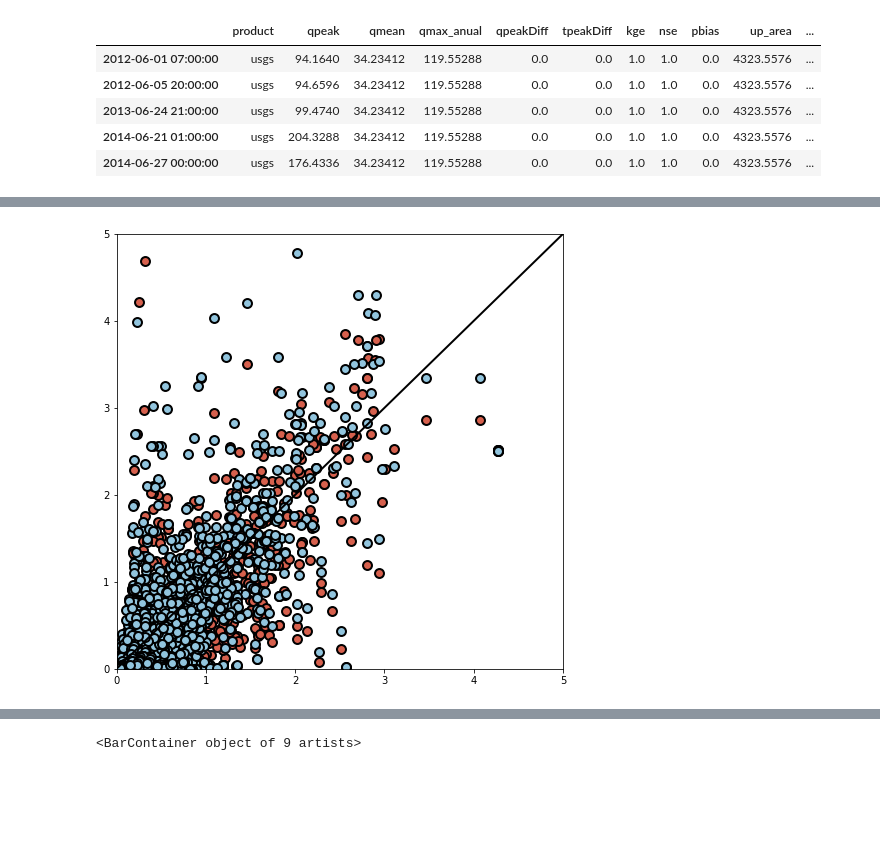
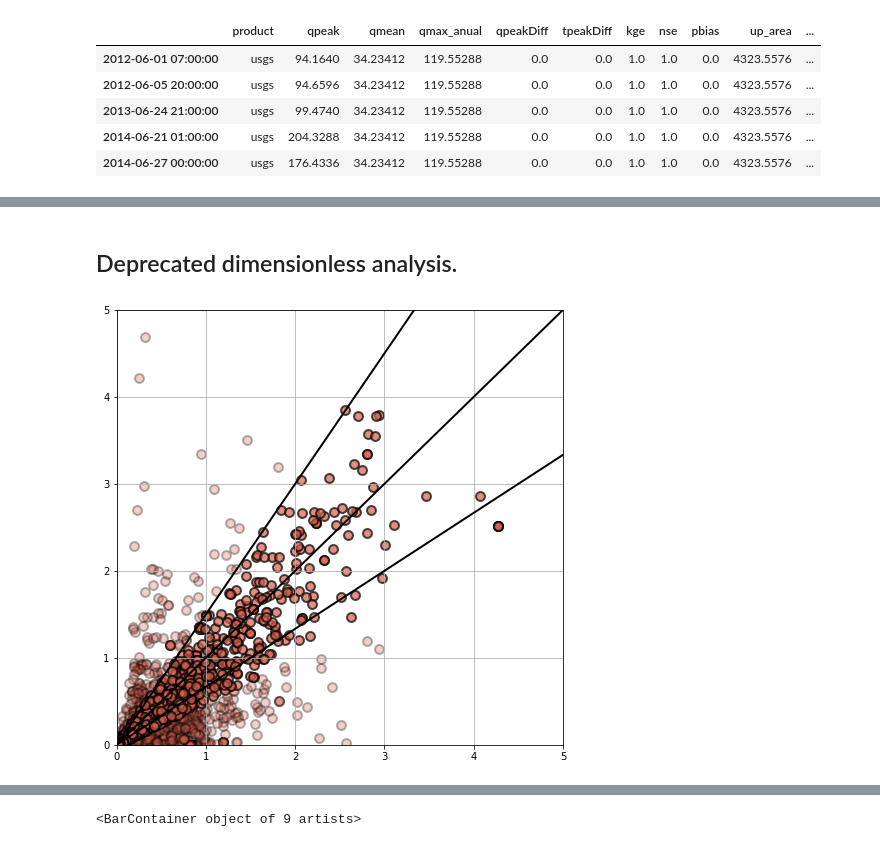
Before and after one commit to nicolas998/active_layer_evaluation, a Jupyter notebook: 02_Scenarios_evaluation.ipynb, the cells around one changed output, grey strips where cells are left out. Cells and saved outputs as stored; diff of their text form; code cells hidden in the pictures; blank space fills up the shorter version.

Commit message:
improve the figures of the qpeak flow differences

```diff
--- a/02_Scenarios_evaluation.ipynb
+++ b/02_Scenarios_evaluation.ipynb
@@ -351,3 +296,5 @@ pl.savefig('figures/Peak_active_vs_operational.png', bbox_inches = 'tight')
+# %%
+Emet = pd.read_msgpack('data/results/Events_Metrics_sce.msg')
 # %%
 Emet.head()
 # %% [output]
@@ -359,0 +350,4 @@ Emet.head()
+# %%
+fig = pl.figure(figsize=(15,5))
+ax = fig.add_subplot(111)
+bests['0.1'].hist(ax = ax)
@@ -365,11 +423,3 @@ def get_qmax_intersec(product, y1,y2):
     a.set_index([a.index, 'link'], inplace=True)
     idx = a.index.intersection(u.index)
     return u.loc[idx,'qpeak'] / u.loc[idx,'qmax_anual'], a.loc[idx,'qpeak'] / u.loc[idx,'qmax_anual']
-# %%
-def get_qmax_intersec(product, y1,y2):
-    u = Emet.loc[Emet['product'] == 'usgs',['qpeak','qmean','link']][y1:y2]
-    u.set_index([u.index, 'link'], inplace=True)
-    a = Emet.loc[Emet['product'] == product,['qpeak','qmean','link']][y1:y2]
-    a.set_index([a.index, 'link'], inplace=True)
-    idx = a.index.intersection(u.index)
-    return u.loc[idx,'qpeak'] / u.loc[idx,'qmean'], a.loc[idx,'qpeak'] / u.loc[idx,'qmean']
@@ -378,16 +465,25 @@ get_qmax_intersec('d-hlm', '2002','2008')
+# %% [markdown]
+## Deprecated dimensionless analysis.
 # %%
 fig = pl.figure(figsize=(8,8))
 
 years = [[2002,2008],[2009,2014],[2015,2018]]
 for i,y in enumerate(years[:1]):
     #ax = fig.add_subplot(1,3,i+1)
     ax = fig.add_subplot(1,1,1)
     x,y1 = get_qmax_intersec('ifc-hlm', str(y[0]),str(y[1]))
-    pl.scatter(x, y1, c = colors['ifc-hlm'], s = 80, edgecolor = 'k', lw = 2, label = 'HLM-l')
-    x,y1 = get_qmax_intersec('d-hlm', str(y[0]),str(y[1]))
-    pl.scatter(x, y1, c = colors['a-hlm'], s = 80, edgecolor = 'k', lw = 2, label = 'HLM-nld')
+    ratio = y1 / x
+    pos = np.where((ratio <= 0.5) | (ratio >=1.5))[0]
+    pl.scatter(x[pos], y1[pos], c = colors['ifc-hlm'], s = 80, edgecolor = 'k', lw = 2, label = 'HLM-l', alpha = 0.3)
+    pos = np.where((ratio > 0.5) & (ratio <1.5))[0]
+    pl.scatter(x[pos], y1[pos], c = colors['ifc-hlm'], s = 80, edgecolor = 'k', lw = 2, label = 'HLM-l', alpha = 0.7)
+    #x,y1 = get_qmax_intersec('d-hlm', str(y[0]),str(y[1]))
+    #pl.scatter(x, y1, c = colors['a-hlm'], s = 80, edgecolor = 'k', lw = 2, label = 'HLM-nld')
     pl.plot([0,5],[0,5], 'k', lw = 2)
     ax.set_xlim(0,5)
     ax.set_ylim(0,5)
+pl.plot([0,5*1.5],[0,5], 'k', lw = 2)
+pl.plot([0,5],[0,5*1.5], 'k', lw = 2)
+ax.grid()
 # %% [output]
-[figure, old version]
+[figure, new version]
```
Also changed, not shown: parts of 10 cells of this notebook, 2 other files.
